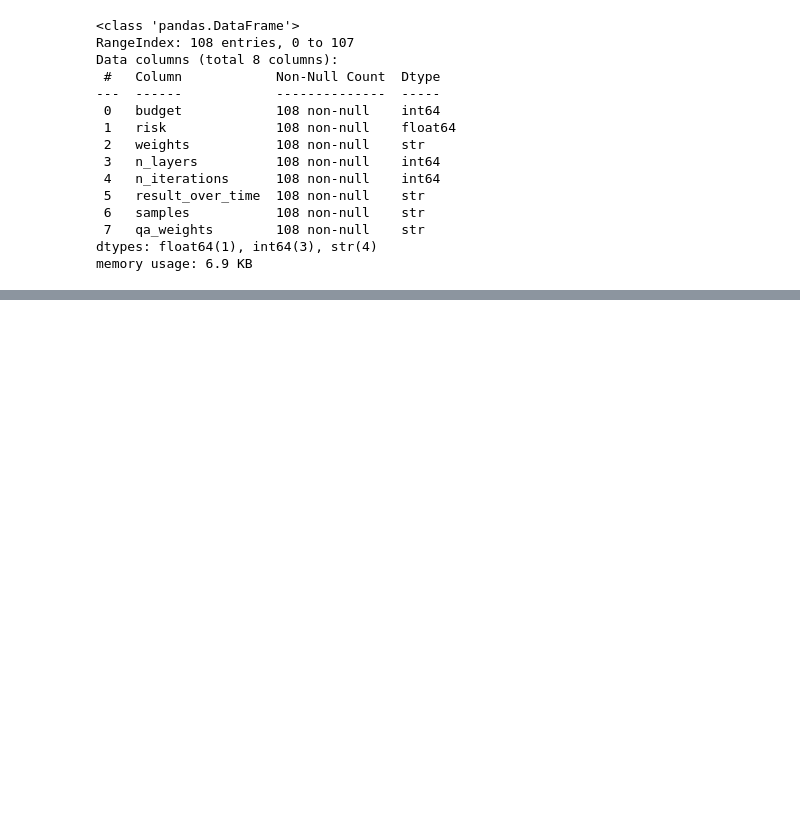
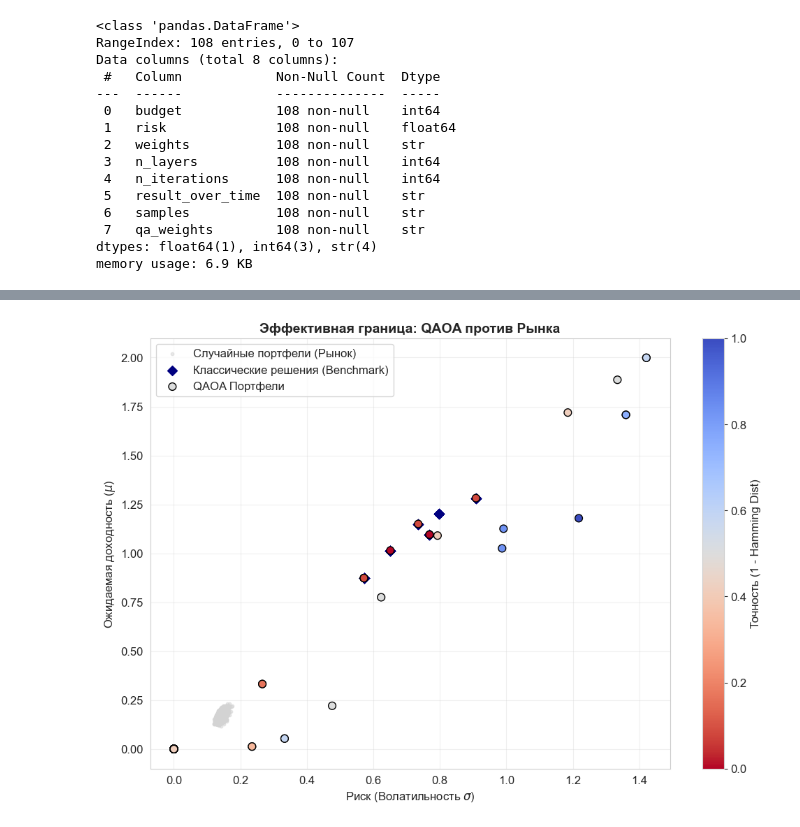
Before and after one commit to floatn/QML-for-finance, a Jupyter notebook: qaoa_analysis.ipynb, the cells around one changed output, grey strips where cells are left out. Saved outputs shown, nothing was run; the diff lists cells and outputs as text; code cells hidden in the pictures; blank space fills up the shorter version.

```diff
--- a/qaoa_analysis.ipynb
+++ b/qaoa_analysis.ipynb
@@ -97,0 +238,98 @@ data_out['samples'] = data_out['samples'].apply(lambda x: x.strip('[]').split())
+# %%
+
+def get_ret_vol(w):
+    if len(w) == 0: return 0, 0
+    ret = np.sum(mu * w)
+    vol = np.sqrt(np.dot(w.T, np.dot(sigma, w)))
+    return ret, vol
+
+
+df['ret_class'], df['vol_class'] = zip(*df['weights_parsed'].apply(get_ret_vol))
+df['ret_qaoa'], df['vol_qaoa'] = zip(*df['qa_binary'].apply(get_ret_vol))
+
+# ГРАФИК 5: Эффективная граница (Efficient Frontier)
+
+plt.figure(figsize=(12, 8))
+
+n_assets = len(mu)
+n_portfolios = 5000
+rand_rets = []
+rand_vols = []
+for _ in range(n_portfolios):
+    w = np.random.random(n_assets)
+    w /= np.sum(w)
+    r, v = get_ret_vol(w)
+    rand_rets.append(r)
+    rand_vols.append(v)
+
+plt.scatter(rand_vols, rand_rets, c='lightgray', alpha=0.5, s=10, label='Случайные портфели (Рынок)')
+
+
+plt.scatter(df['vol_class'], df['ret_class'], c='navy', marker='D', s=50, label='Классические решения (Benchmark)')
+# Квант (QAOA)
+
+sc = plt.scatter(df['vol_qaoa'], df['ret_qaoa'], c=df['hamming'], cmap='coolwarm_r', s=60, edgecolors='k', label='QAOA Портфели')
+
+plt.title('Эффективная граница: QAOA против Рынка', fontweight='bold')
+plt.xlabel('Риск (Волатильность $\sigma$)')
+plt.ylabel('Ожидаемая доходность ($\mu$)')
+plt.colorbar(sc, label='Точность (1 - Hamming Dist)')
+plt.legend()
+plt.grid(True, alpha=0.3)
+plt.show()
+
+
+
+# ГРАФИК 6: Анализ ошибок по активам (Asset Error Rate)
+
+
+all_errors = []
+for idx, row in df.iterrows():
+    if len(row['weights_parsed']) > 0 and len(row['qa_binary']) > 0:
+        error_vec = np.abs(row['weights_parsed'] - row['qa_binary'])
+        all_errors.append(error_vec)
+
+if len(all_errors) > 0:
+    error_matrix = np.vstack(all_errors)
+    mean_error_per_asset = np.mean(error_matrix, axis=0)
+
+    plt.figure(figsize=(12, 6))
+    assets_ids = np.arange(len(mean_error_per_asset))
+    bars = plt.bar(assets_ids, mean_error_per_asset, color='crimson', alpha=0.7)
+
+    plt.title('Сложность активов для квантового алгоритма', fontweight='bold')
+    plt.xlabel('ID Актива')
+    plt.ylabel('Частота ошибок (Error Rate)')
+    plt.axhline(y=mean_error_per_asset.mean(), color='navy', linestyle='--', label='Средняя ошибка')
+
+
+    for i, v in enumerate(mean_error_per_asset):
+        if v > mean_error_per_asset.mean():
+            plt.text(i, v + 0.01, f"{v:.2f}", ha='center', fontsize=9)
+
+    plt.legend()
+    plt.grid(True, axis='y', alpha=0.3)
+    plt.show()
+
+
+
+# ГРАФИК 7: Уверенность модели (Decision Confidence)
+
+
+all_probs = np.concatenate(df['qa_weights_parsed'].values)
+
+plt.figure(figsize=(10, 6))
+sns.histplot(all_probs, bins=30, kde=True, color='purple', stat='density')
+plt.title('Гистограмма уверенности квантовой модели', fontweight='bold')
+plt.xlabel('Вероятность выбора актива (QAOA Output)')
+plt.ylabel('Плотность распределения')
+# Рисуем зоны
+plt.axvline(0.2, color='gray', linestyle='--')
+plt.axvline(0.8, color='gray', linestyle='--')
+plt.text(0.05, 1, 'Зона\n"Точно НЕТ"', color='black')
+plt.text(0.85, 1, 'Зона\n"Точно ДА"', color='black')
+plt.text(0.5, 0.5, 'Зона неуверенности\n(Шум)', ha='center', color='gray')
+plt.grid(True, alpha=0.3)
+plt.show()
+# %% [output]
+[figure, added]
```
Also changed, not shown: parts of 4 cells of this notebook, 1 other file.
